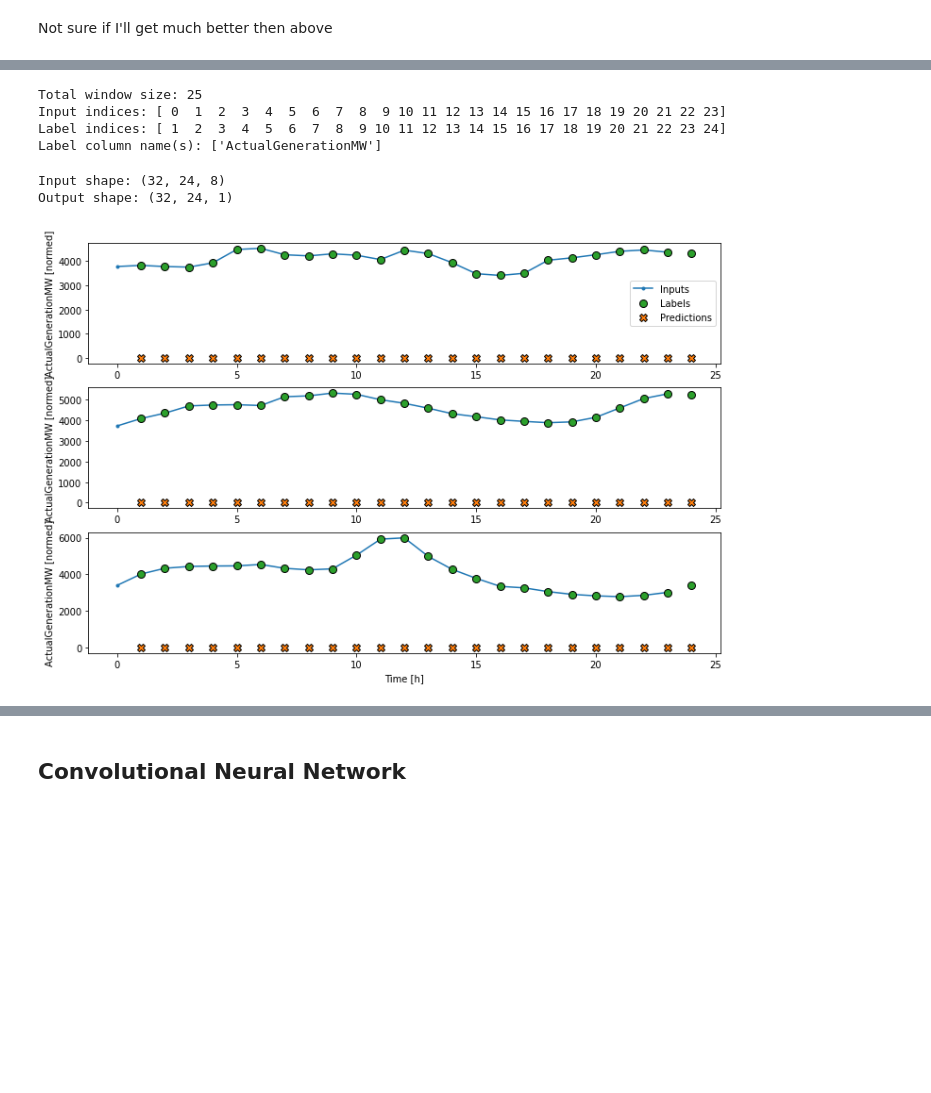
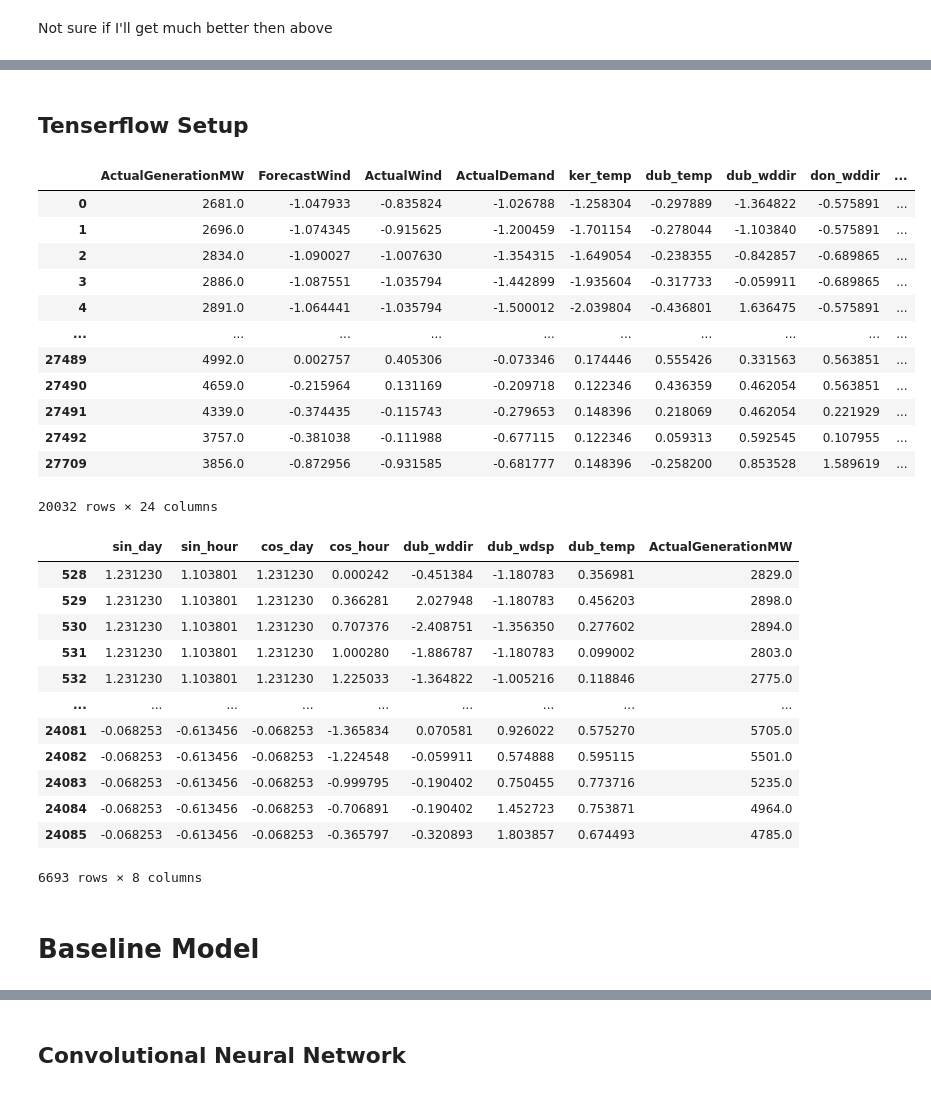
Before and after one commit to kevinTheQuigley/chargeTimeAnalytics, a Jupyter notebook: ChargeTimeML.ipynb, the cells around one changed output, grey strips where cells are left out. Cells and saved outputs as stored; diff of their text form; code cells hidden in the pictures; blank space fills up the shorter version.

Commit message:
creating new predictions using forecast data@

```diff
--- a/ChargeTimeML.ipynb
+++ b/ChargeTimeML.ipynb
@@ -700,19 +509,18 @@ performance['Baseline'] = baseline.evaluate(single_step_window.test, verbose=0)
-# %%
-wide_window = WindowGenerator(
-    input_width=24, label_width=24, shift=1,
-    label_columns=['ActualGenerationMW'])
-
-wide_window
-# %% [output]
-Total window size: 25
-Input indices: [ 0  1  2  3  4  5  6  7  8  9 10 11 12 13 14 15 16 17 18 19 20 21 22 23]
-Label indices: [ 1  2  3  4  5  6  7  8  9 10 11 12 13 14 15 16 17 18 19 20 21 22 23 24]
-Label column name(s): ['ActualGenerationMW']
-# %%
-print('Input shape:', wide_window.example[0].shape)
-print('Output shape:', baseline(wide_window.example[0]).shape)
-wide_window.plot(baseline)
-# %% [output]
-Input shape: (32, 24, 8)
-Output shape: (32, 24, 1)
-[figure, removed]
+# %% [markdown]
+## Tenserflow Setup
+# %%
+train_df
+# %% [output]
+|  | ActualGenerationMW | ForecastWind | ActualWind | ActualDemand | ker_temp | dub_temp | dub_wddir | don_wddir | ... |
+| 0 | 2681.0 | -1.047933 | -0.835824 | -1.026788 | -1.258304 | -0.297889 | -1.364822 | -0.575891 | ... |
+| 1 | 2696.0 | -1.074345 | -0.915625 | -1.200459 | -1.701154 | -0.278044 | -1.103840 | -0.575891 | ... |
+| 2 | 2834.0 | -1.090027 | -1.007630 | -1.354315 | -1.649054 | -0.238355 | -0.842857 | -0.689865 | ... |
+| 3 | 2886.0 | -1.087551 | -1.035794 | -1.442899 | -1.935604 | -0.317733 | -0.059911 | -0.689865 | ... |
+| 4 | 2891.0 | -1.064441 | -1.035794 | -1.500012 | -2.039804 | -0.436801 | 1.636475 | -0.575891 | ... |
+| ... | ... | ... | ... | ... | ... | ... | ... | ... | ... |
+| 27489 | 4992.0 | 0.002757 | 0.405306 | -0.073346 | 0.174446 | 0.555426 | 0.331563 | 0.563851 | ... |
+| 27490 | 4659.0 | -0.215964 | 0.131169 | -0.209718 | 0.122346 | 0.436359 | 0.462054 | 0.563851 | ... |
+| 27491 | 4339.0 | -0.374435 | -0.115743 | -0.279653 | 0.148396 | 0.218069 | 0.462054 | 0.221929 | ... |
+| 27492 | 3757.0 | -0.381038 | -0.111988 | -0.677115 | 0.122346 | 0.059313 | 0.592545 | 0.107955 | ... |
+| 27709 | 3856.0 | -0.872956 | -0.931585 | -0.681777 | 0.148396 | -0.258200 | 0.853528 | 1.589619 | ... |
+20032 rows × 24 columns
@@ -718,0 +570,16 @@ Output shape: (32, 24, 1)
+# %%
+val_df3
+# %% [output]
+|  | sin_day | sin_hour | cos_day | cos_hour | dub_wddir | dub_wdsp | dub_temp | ActualGenerationMW |
+| 528 | 1.231230 | 1.103801 | 1.231230 | 0.000242 | -0.451384 | -1.180783 | 0.356981 | 2829.0 |
+| 529 | 1.231230 | 1.103801 | 1.231230 | 0.366281 | 2.027948 | -1.180783 | 0.456203 | 2898.0 |
+| 530 | 1.231230 | 1.103801 | 1.231230 | 0.707376 | -2.408751 | -1.356350 | 0.277602 | 2894.0 |
+| 531 | 1.231230 | 1.103801 | 1.231230 | 1.000280 | -1.886787 | -1.180783 | 0.099002 | 2803.0 |
+| 532 | 1.231230 | 1.103801 | 1.231230 | 1.225033 | -1.364822 | -1.005216 | 0.118846 | 2775.0 |
+| ... | ... | ... | ... | ... | ... | ... | ... | ... |
+| 24081 | -0.068253 | -0.613456 | -0.068253 | -1.365834 | 0.070581 | 0.926022 | 0.575270 | 5705.0 |
+| 24082 | -0.068253 | -0.613456 | -0.068253 | -1.224548 | -0.059911 | 0.574888 | 0.595115 | 5501.0 |
+| 24083 | -0.068253 | -0.613456 | -0.068253 | -0.999795 | -0.190402 | 0.750455 | 0.773716 | 5235.0 |
+| 24084 | -0.068253 | -0.613456 | -0.068253 | -0.706891 | -0.190402 | 1.452723 | 0.753871 | 4964.0 |
+| 24085 | -0.068253 | -0.613456 | -0.068253 | -0.365797 | -0.320893 | 1.803857 | 0.674493 | 4785.0 |
+6693 rows × 8 columns
@@ -718,0 +665,3 @@ Output shape: (32, 24, 1)
+# %% [markdown]
+
+# Baseline Model
```
Also changed, not shown: parts of 59 cells of this notebook, 3 other files.
